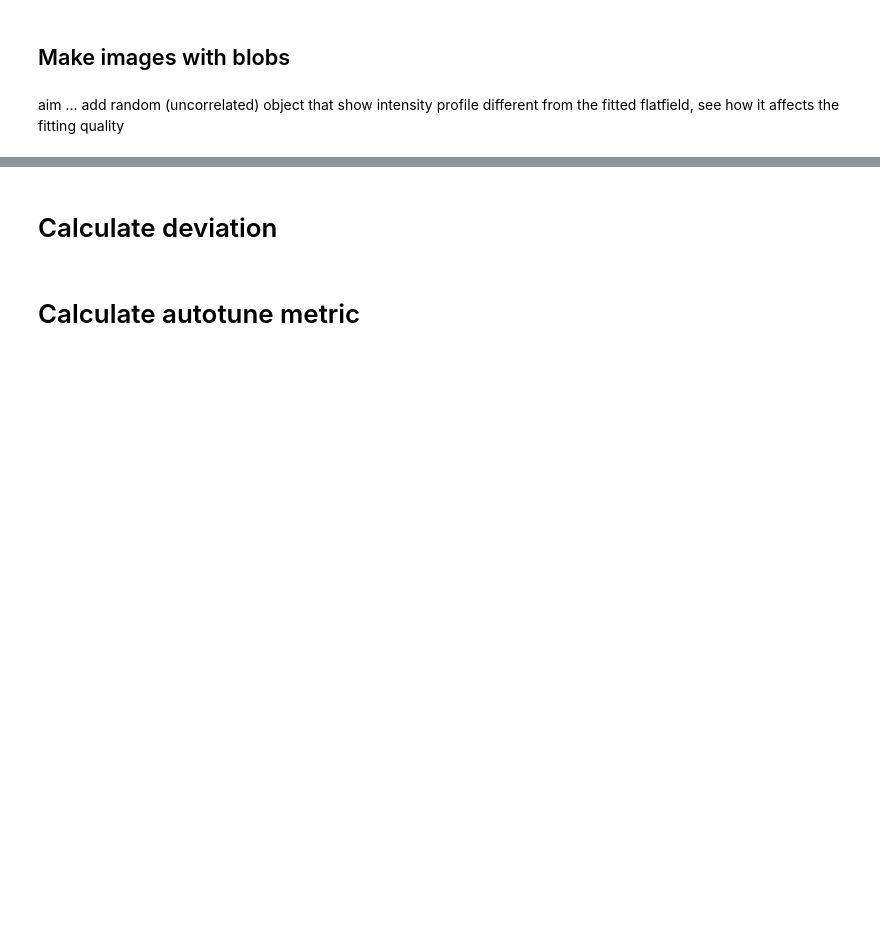
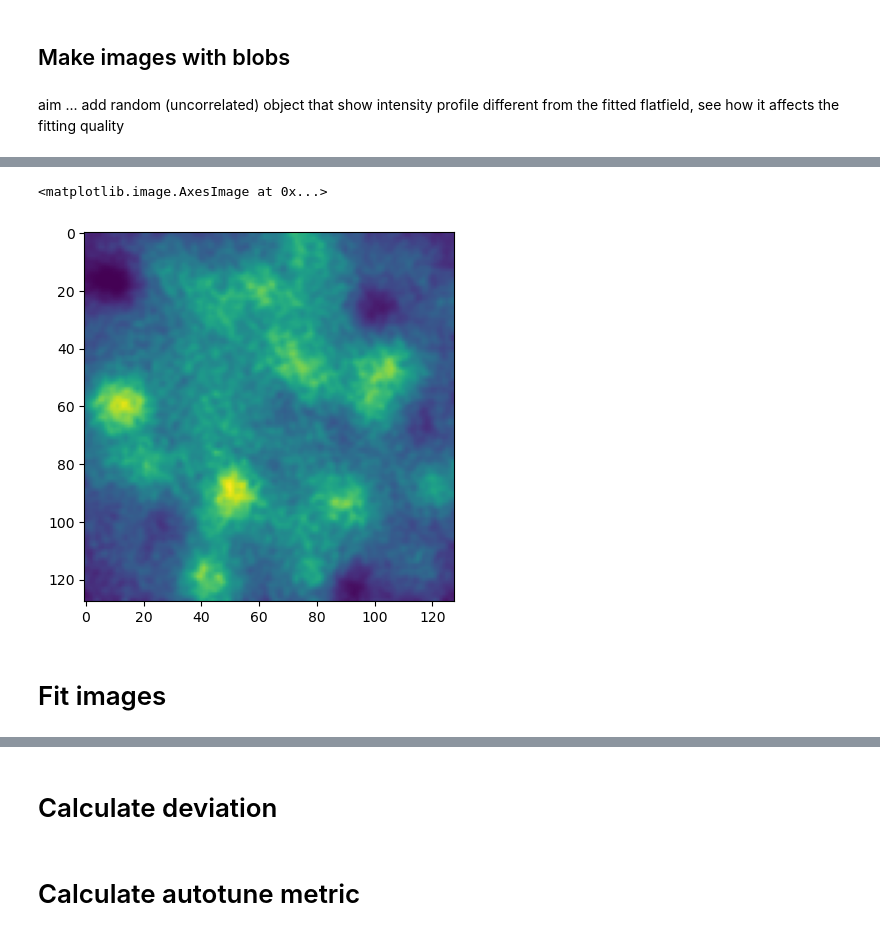
Before and after one commit to yfukai/BaSiCpy, a Jupyter notebook: misc_notebooks/analysis_for_publication/synthesized_data/002a_fitting.ipynb, the cells around one changed output, grey strips where cells are left out. Drawn from its saved outputs; the diff is of its cells as text; code cells hidden in the pictures; blank space fills up the shorter version.

```diff
--- a/misc_notebooks/analysis_for_publication/synthesized_data/002a_fitting.ipynb
+++ b/misc_notebooks/analysis_for_publication/synthesized_data/002a_fitting.ipynb
@@ -158,8 +185,8 @@ plt.imshow(np.median(images, axis=0))
 np.random.seed(202306)
 repeat = 100
 blob_dists = {
-    "unbiased": lambda: np.random.normal(0, 5),
-    "biased": lambda: np.random.normal(10, 5),
+    "unbiased": lambda: np.random.normal(0, 100),
+    "biased": lambda: np.random.normal(50, 100),
 }
 conditions = list(
     product(
@@ -167,8 +194,8 @@ conditions = list(
             len(flatfield_profiles)
         ),  # true_flatfield_id (index of flatfield_profiles)
         [10, 100, 1000],  # intensity
-        [0, 10, 100],  # ave_count
-        [10, 30, 100, 300, 1000],  # n_images
+        [30, 100],  # ave_count
+        [10, 100, 1000],  # n_images
         ["biased", "unbiased"],  # blob_dist_key
         range(5),
     )
@@ -197,6 +224,9 @@ for (true_flatfield_id, intensity, ave_count, n_images, blob_dist_key, rep) in t
             blob_dist=blob_dists[blob_dist_key],
         )
     )
+#    plt.imshow(imagess[-1][0])
+#    plt.show()
+#    break
 # %%
 # show_ray_progress(imagess)
 # %%
@@ -229,0 +271,6 @@ parameters_df = pd.read_csv(
+# %%
+images = np.load(f"wo_darkfield_imagess/{ii}.npy")
+plt.imshow(images[0])
+# %% [output]
+<matplotlib.image.AxesImage at 0x...>
+[figure, added]
@@ -230,3 +301,5 @@ parameters_df = pd.read_csv(
+# %% [markdown]
+# Fit images
 # %%
 jax.config.update("jax_platform_name", "gpu")
 # %%
```
Also changed, not shown: parts of 19 cells of this notebook, 3 other files.
